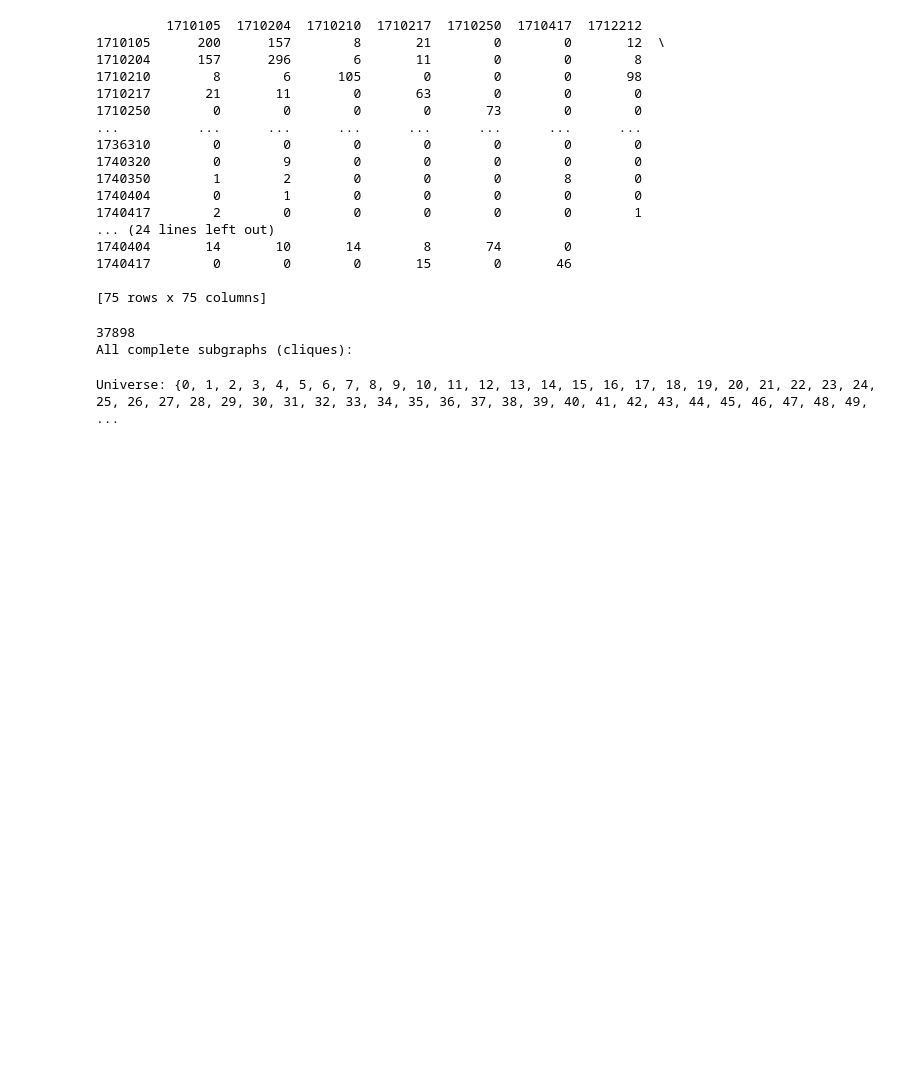
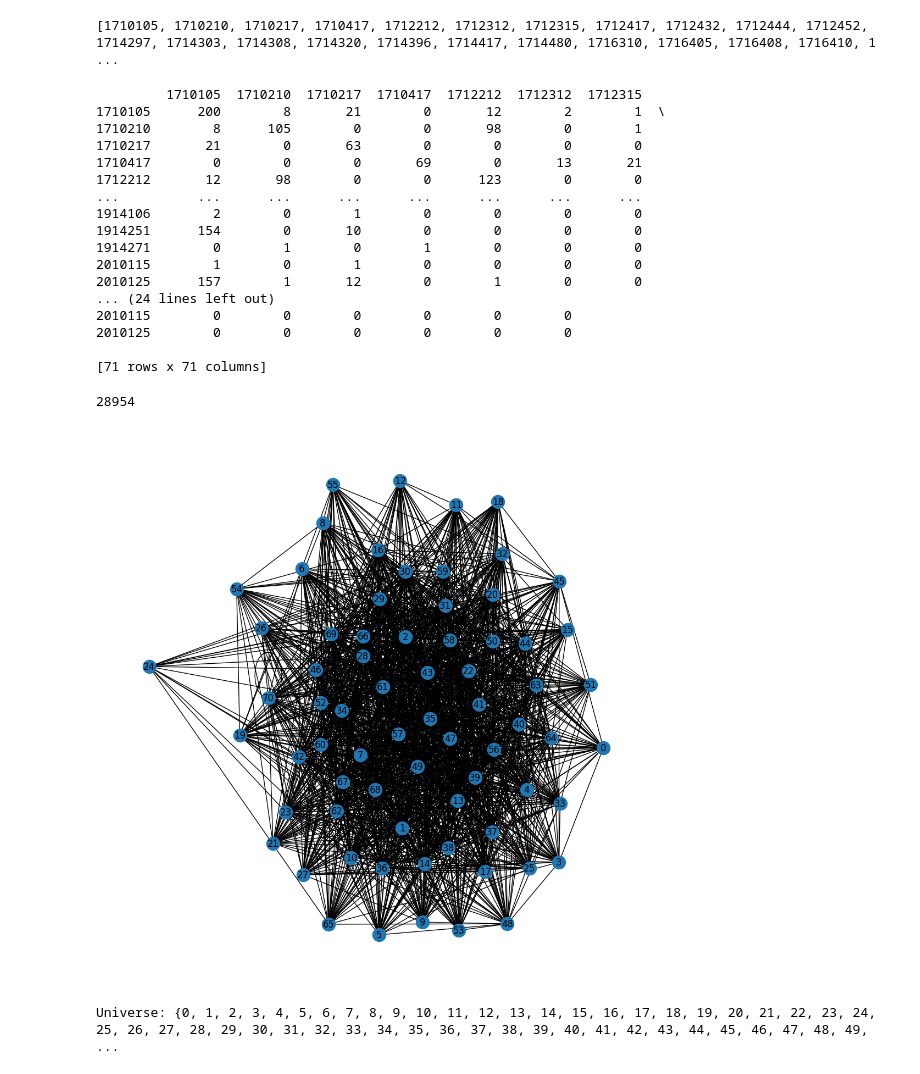
Before and after one commit to mamadmr/CourseDataCrossTab, a Jupyter notebook: main.ipynb, the cells around one changed output. Drawn from its saved outputs; the diff is of its cells as text; code cells hidden in the pictures; blank space fills up the shorter version.

```diff
--- a/main.ipynb
+++ b/main.ipynb
@@ -13,3 +7,10 @@ print(our_subject)
+# %%
+our_subject =pd.read_csv("subjects.csv", header=None)
+our_subject = our_subject[0].tolist()
+our_subject.sort()
+print(our_subject)
+# %% [output]
+[1710105, 1710210, 1710217, 1710417, 1712212, 1712312, 1712315, 1712417, 1712432, 1712444, 1712452, 1714297, 1714303, 1714308, 1714320, 1714396, 1714417, 1714480, 1716310, 1716405, 1716408, 1716410, 1 ...
 # %%
 def CrossCount(first, second):
     mask1 = raw_data.iloc[:,3] == first
@@ -28,20 +29,20 @@ for x in range(len(our_subject)):
 cross_matrix_df = pd.DataFrame(cross_matrix, index=our_subject, columns=our_subject)
 print(cross_matrix_df)
 # %% [output]
-         1710105  1710204  1710210  1710217  1710250  1710417  1712212
-1710105      200      157        8       21        0        0       12  \
-1710204      157      296        6       11        0        0        8
-1710210        8        6      105        0        0        0       98
-1710217       21       11        0       63        0        0        0
-1710250        0        0        0        0       73        0        0
+         1710105  1710210  1710217  1710417  1712212  1712312  1712315
+1710105      200        8       21        0       12        2        1  \
+1710210        8      105        0        0       98        0        1
+1710217       21        0       63        0        0        0        0
+1710417        0        0        0       69        0       13       21
+1712212       12       98        0        0      123        0        0
 ...          ...      ...      ...      ...      ...      ...      ...
-1736310        0        0        0        0        0        0        0
-1740320        0        9        0        0        0        0        0
-1740350        1        2        0        0        0        8        0
-1740404        0        1        0        0        0        0        0
-1740417        2        0        0        0        0        0        1
+1914106        2        0        1        0        0        0        0
+1914251      154        0       10        0        0        0        0
+1914271        0        1        0        1        0        0        0
+2010115        1        0        1        0        0        0        0
+2010125      157        1       12        0        1        0        0
 ... (24 lines left out)
-1740404       14       10       14        8       74        0
-1740417        0        0        0       15        0       46
+2010115        0        0        0        0        0        0
+2010125        0        0        0        0        0        0
 
-[75 rows x 75 columns]
+[71 rows x 71 columns]
@@ -64,13 +63,18 @@ all_kernel_code = []
 
 cliques = sorted(cliques, key=lambda x: len(x), reverse=True)
 print(len(cliques))
-print("All complete subgraphs (cliques):")
 for clique in cliques:
-    all_kernel_code.append([our_subject[i] for i in clique])
+    all_kernel_code.append(set([our_subject[i] for i in clique]))
     all_kernel_number.append(set(clique))
 # %% [output]
-37898
-All complete subgraphs (cliques):
+28954
+# %%
+plt.figure(figsize=(10,10))
+pos = nx.spring_layout(G)
+nx.draw(G, pos, with_labels=True)
+plt.show()
+# %% [output]
+[figure, added]
 # %%
 def greedy_set_cover(universe, subsets):
     covered = set()  # Tracks covered elements
```
Also changed, not shown: parts of 9 cells of this notebook.
